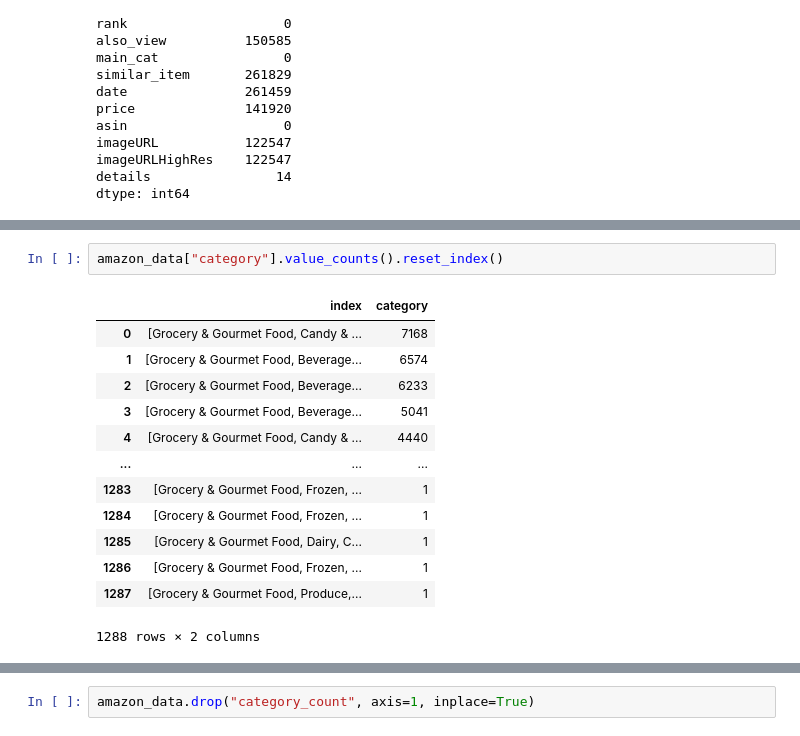
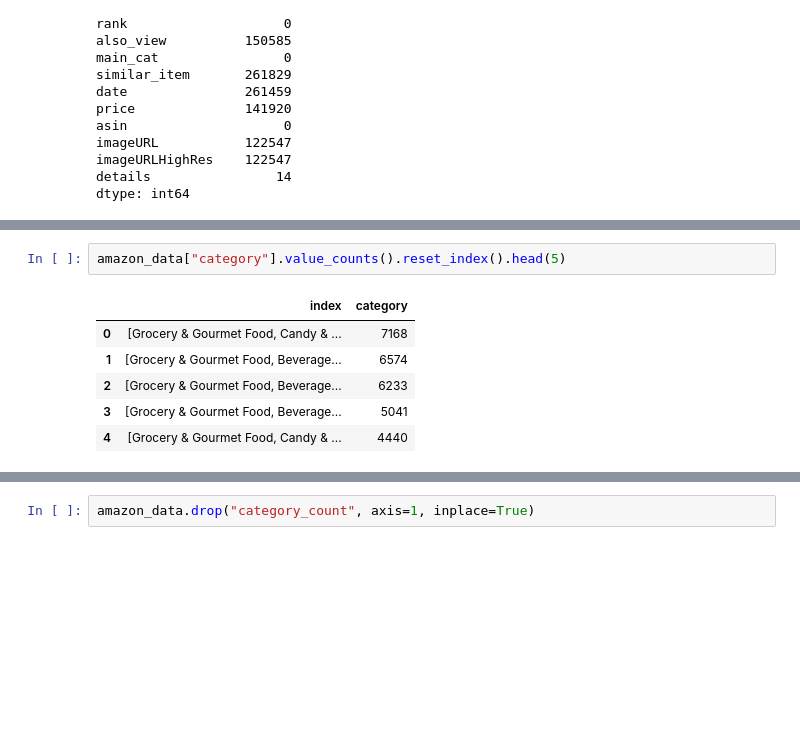
Before and after one commit to AnushreeSS/SustainableProductDatabase, a Jupyter notebook: MainProjectPipeline.ipynb, the cells around one changed output, grey strips where cells are left out. Cells and saved outputs as stored; diff of their text form; blank space fills up the shorter version.

```diff
--- a/MainProjectPipeline.ipynb
+++ b/MainProjectPipeline.ipynb
@@ -178,19 +162,12 @@ amazon_data["brand"].value_counts().reset_index()
 # %%
-amazon_data["category"].value_counts().reset_index()
+amazon_data["category"].value_counts().reset_index().head(5)
 # %% [output]
 |  | index | category |
 | 0 | [Grocery & Gourmet Food, Candy & ... | 7168 |
 | 1 | [Grocery & Gourmet Food, Beverage... | 6574 |
 | 2 | [Grocery & Gourmet Food, Beverage... | 6233 |
 | 3 | [Grocery & Gourmet Food, Beverage... | 5041 |
 | 4 | [Grocery & Gourmet Food, Candy & ... | 4440 |
-| ... | ... | ... |
-| 1283 | [Grocery & Gourmet Food, Frozen, ... | 1 |
-| 1284 | [Grocery & Gourmet Food, Frozen, ... | 1 |
-| 1285 | [Grocery & Gourmet Food, Dairy, C... | 1 |
-| 1286 | [Grocery & Gourmet Food, Frozen, ... | 1 |
-| 1287 | [Grocery & Gourmet Food, Produce,... | 1 |
-1288 rows × 2 columns
 # %%
 for col in ["title", "description", "brand"]:
     whitespace_chars = amazon_data[col].apply(
```
Also changed, not shown: parts of 30 cells of this notebook.
